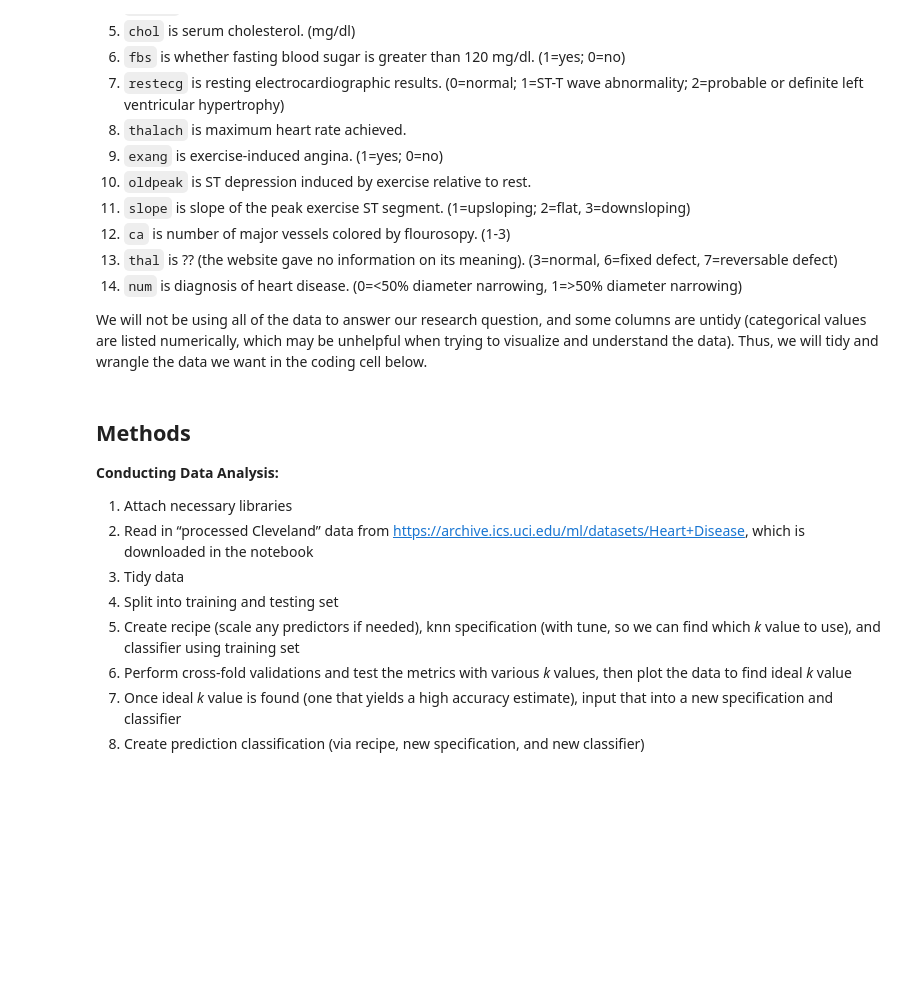
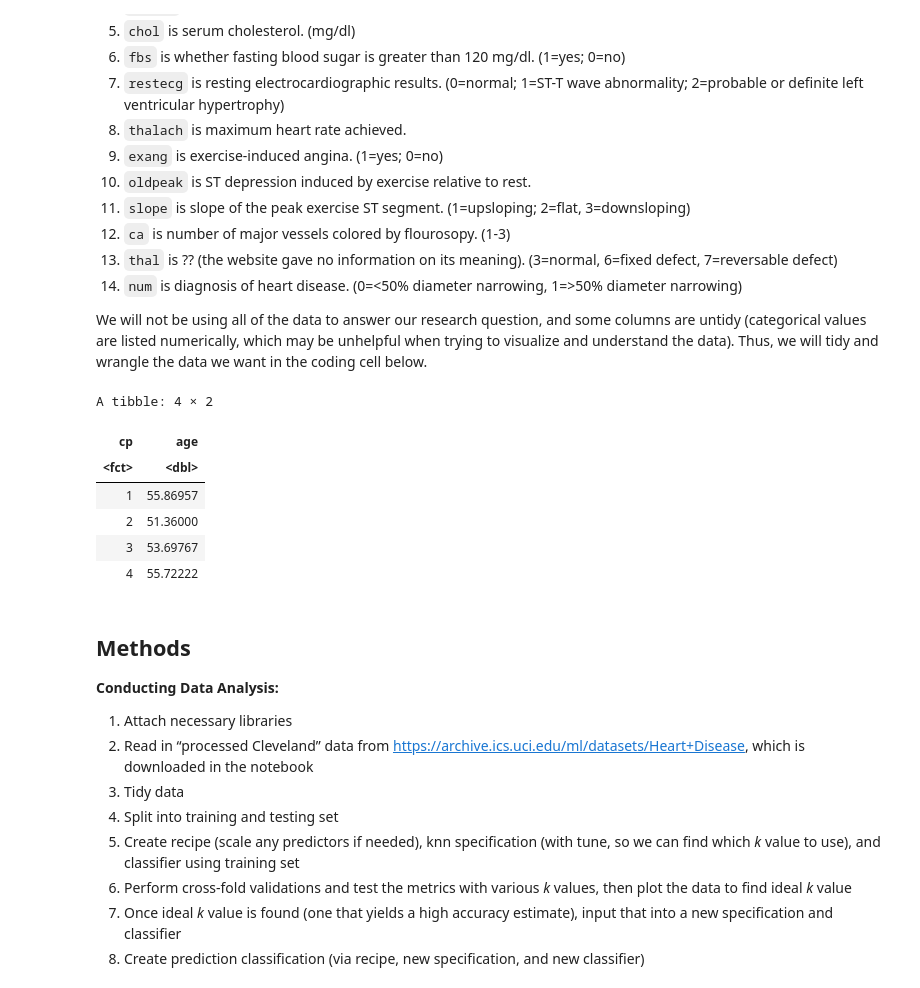
Before and after one commit to hebabm/group-31, a Jupyter notebook: proposal.ipynb, the cells around one changed output. Drawn from its saved outputs; the diff is of its cells as text; code cells hidden in the pictures; blank space fills up the shorter version.

Commit message:
filtered data
changed columns to as_factor

```diff
--- a/proposal.ipynb
+++ b/proposal.ipynb
@@ -120,3 +112,26 @@ filter_data
+# %%
+#clean and wrangle data here? or is it already tidy idk
+#filter data for variables to be included in dataset
+#filter out rows with missing data
+
+filter_data <- heart_data|>
+    select(cp, age, restbp, chol, restecg, thalach, sex, exang)|>
+    mutate(cp = as_factor(cp))|>
+    mutate(sex = as_factor(sex))
+
+
+table <- filter_data |>
+    group_by(cp)|>
+
+table
+# %% [output]
+A tibble: 4 × 2
+| cp | age |
+| <fct> | <dbl> |
+| 1 | 55.86957 |
+| 2 | 51.36000 |
+| 3 | 53.69767 |
+| 4 | 55.72222 |
 # %%
 set.seed(2000)
 
```
Also changed, not shown: parts of 1 cell of this notebook.
